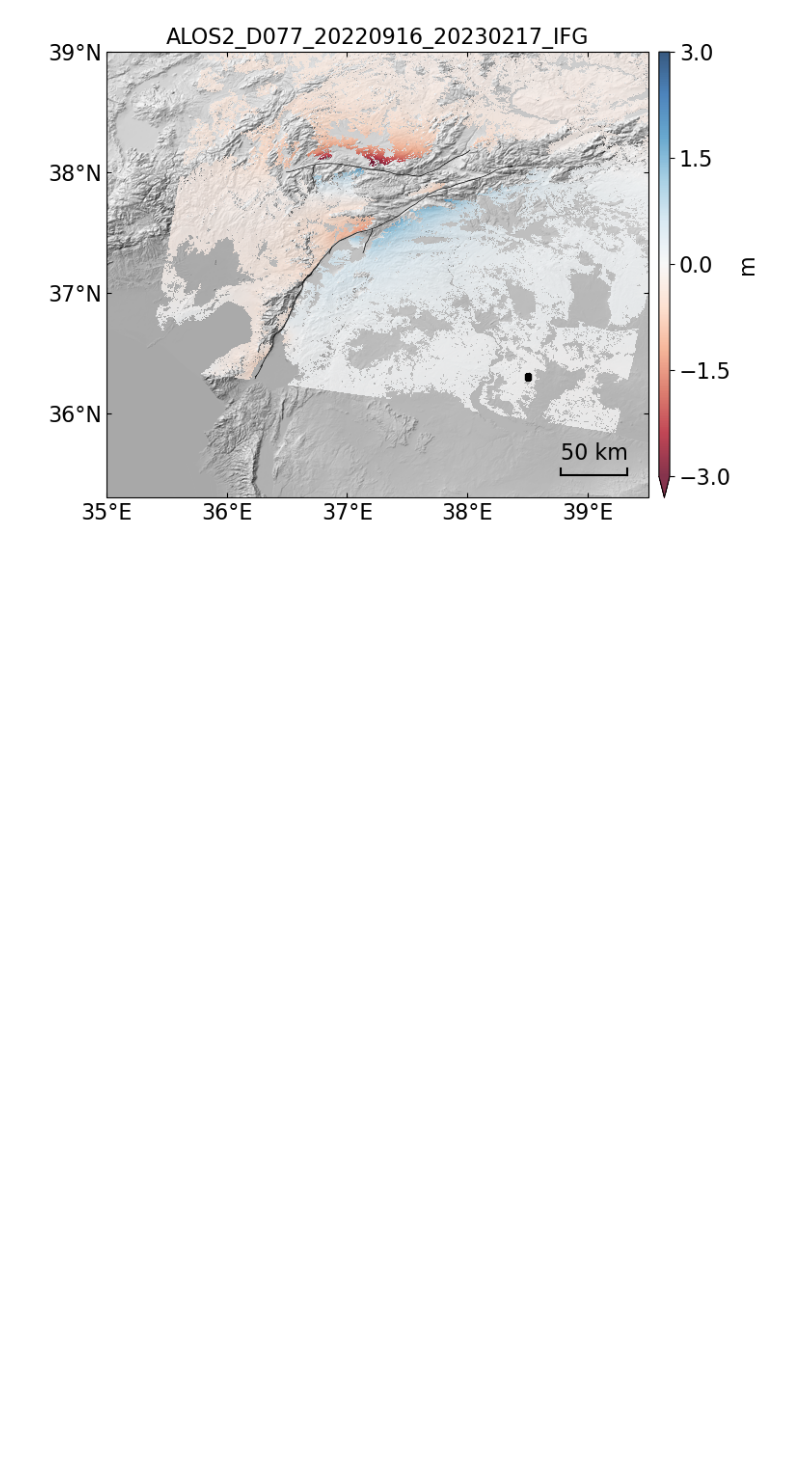
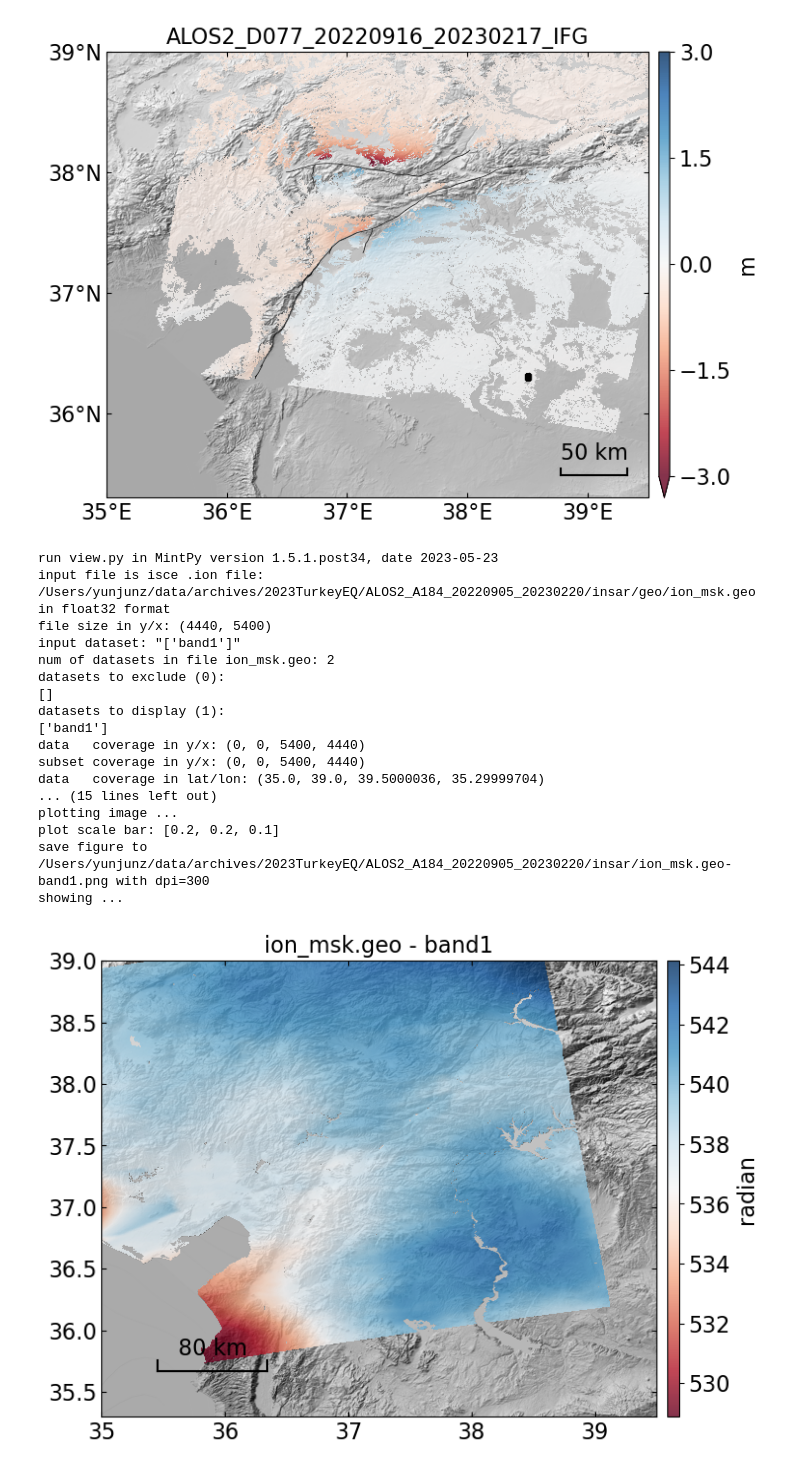
Before and after one commit to yunjunz/2023-Turkey-EQ, a Jupyter notebook: ifgram_postproc.ipynb, the cells around one changed output. Cells and saved outputs as stored; diff of their text form; code cells hidden in the pictures; blank space fills up the shorter version.

Commit message:
ifgram: plot ion estimate

```diff
--- a/ifgram_postproc.ipynb
+++ b/ifgram_postproc.ipynb
@@ -530,3 +534,24 @@ plot reference point
 save figure to /Users/yunjunz/data/archives/2023TurkeyEQ/notebooks/docs/ALOS2_D077_20220916_20230217_IFG.png with dpi=300
 showing ...
 [figure]
+# %%
+view.main(f'./geo/ion_msk.geo band1 --dem {dem_file} -c RdBu -u radian --save '.split())
+# %% [output]
+run view.py in MintPy version 1.5.1.post34, date 2023-05-23
+input file is isce .ion file: /Users/yunjunz/data/archives/2023TurkeyEQ/ALOS2_A184_20220905_20230220/insar/geo/ion_msk.geo in float32 format
+file size in y/x: (4440, 5400)
+input dataset: "['band1']"
+num of datasets in file ion_msk.geo: 2
+datasets to exclude (0):
+[]
+datasets to display (1):
+['band1']
+data   coverage in y/x: (0, 0, 5400, 4440)
+subset coverage in y/x: (0, 0, 5400, 4440)
+data   coverage in lat/lon: (35.0, 39.0, 39.5000036, 35.29999704)
+... (15 lines left out)
+plotting image ...
+plot scale bar: [0.2, 0.2, 0.1]
+save figure to /Users/yunjunz/data/archives/2023TurkeyEQ/ALOS2_A184_20220905_20230220/insar/ion_msk.geo-band1.png with dpi=300
+showing ...
+[figure, added]
```
Also changed, not shown: parts of 3 cells of this notebook.
